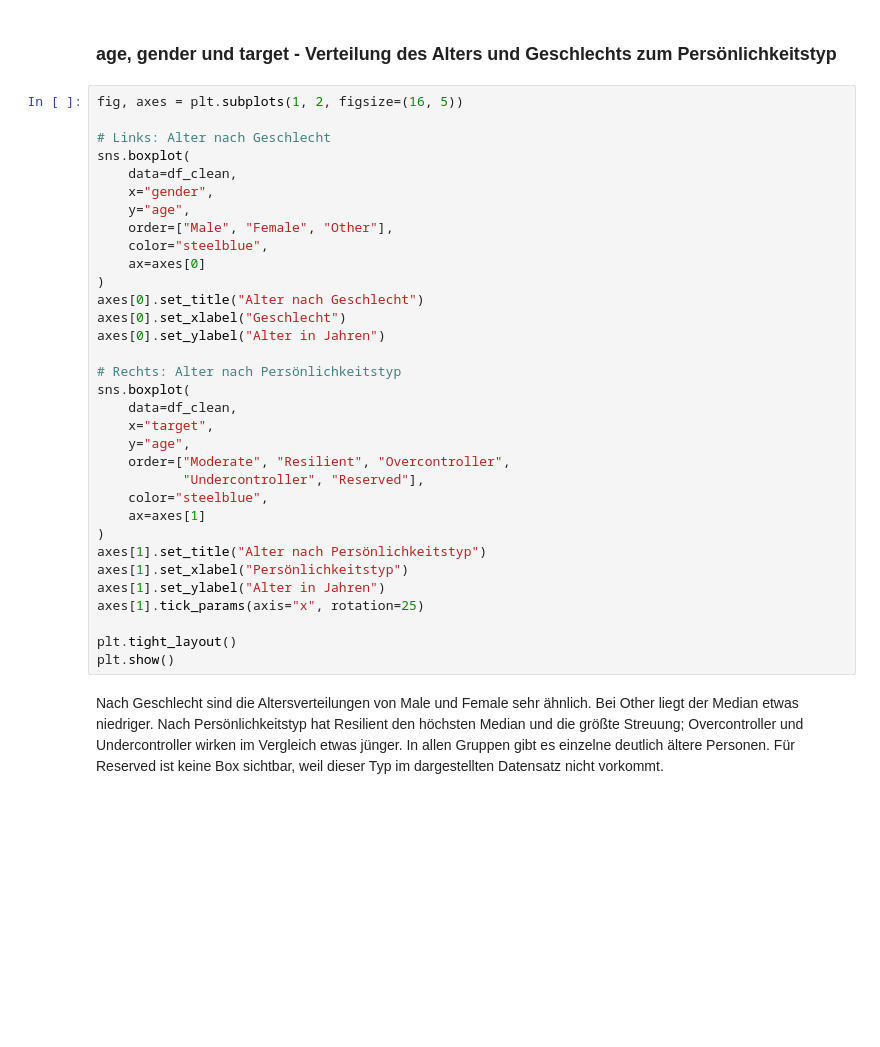
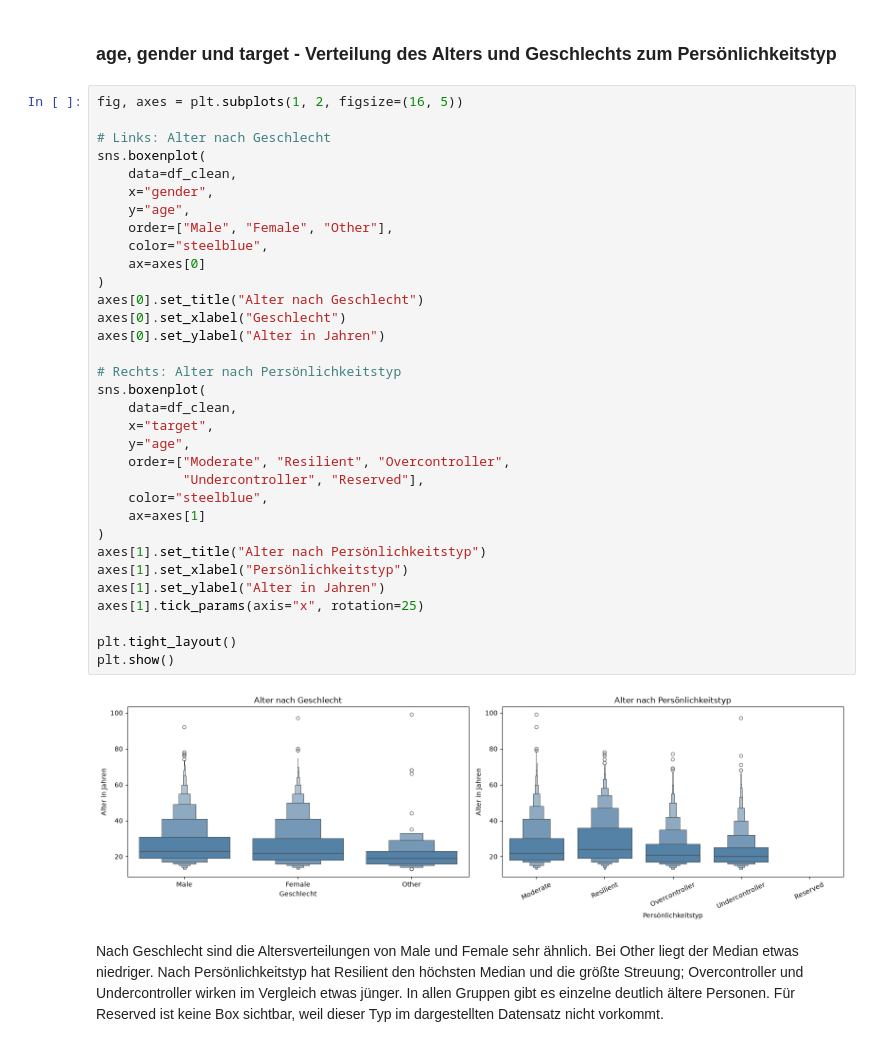
Before and after one commit to MaWeDu/big-five-personality, a Jupyter notebook: MP/MP EDA Personality.ipynb, the cells around one changed output. Cells and saved outputs as stored; diff of their text form; blank space fills up the shorter version.

```diff
--- a/MP/MP EDA Personality.ipynb
+++ b/MP/MP EDA Personality.ipynb
@@ -349,35 +543,37 @@ Die meisten Personen sind zwischen etwa 15 und 25 Jahren alt. Mit zunehmendem Al
 fig, axes = plt.subplots(1, 2, figsize=(16, 5))
 
 # Links: Alter nach Geschlecht
-sns.boxplot(
+sns.boxenplot(
     data=df_clean,
     x="gender",
     y="age",
     order=["Male", "Female", "Other"],
     color="steelblue",
     ax=axes[0]
 )
 axes[0].set_title("Alter nach Geschlecht")
 axes[0].set_xlabel("Geschlecht")
 axes[0].set_ylabel("Alter in Jahren")
 
 # Rechts: Alter nach Persönlichkeitstyp
-sns.boxplot(
+sns.boxenplot(
     data=df_clean,
     x="target",
     y="age",
     order=["Moderate", "Resilient", "Overcontroller",
            "Undercontroller", "Reserved"],
     color="steelblue",
     ax=axes[1]
 )
 axes[1].set_title("Alter nach Persönlichkeitstyp")
 axes[1].set_xlabel("Persönlichkeitstyp")
 axes[1].set_ylabel("Alter in Jahren")
 axes[1].tick_params(axis="x", rotation=25)
 
 plt.tight_layout()
 plt.show()
+# %% [output]
+[figure, added]
 # %% [markdown]
 Nach Geschlecht sind die Altersverteilungen von Male und Female sehr ähnlich. Bei Other liegt der Median etwas niedriger. Nach Persönlichkeitstyp hat Resilient den höchsten Median und die größte Streuung; Overcontroller und Undercontroller wirken im Vergleich etwas jünger. In allen Gruppen gibt es einzelne deutlich ältere Personen. Für Reserved ist keine Box sichtbar, weil dieser Typ im dargestellten Datensatz nicht vorkommt.
 # %% [markdown]
```
Also changed, not shown: parts of 29 cells of this notebook, 4 other files.
